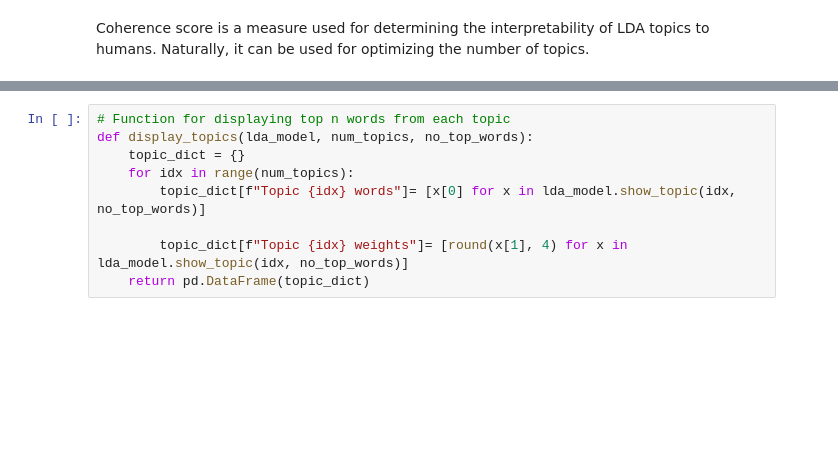
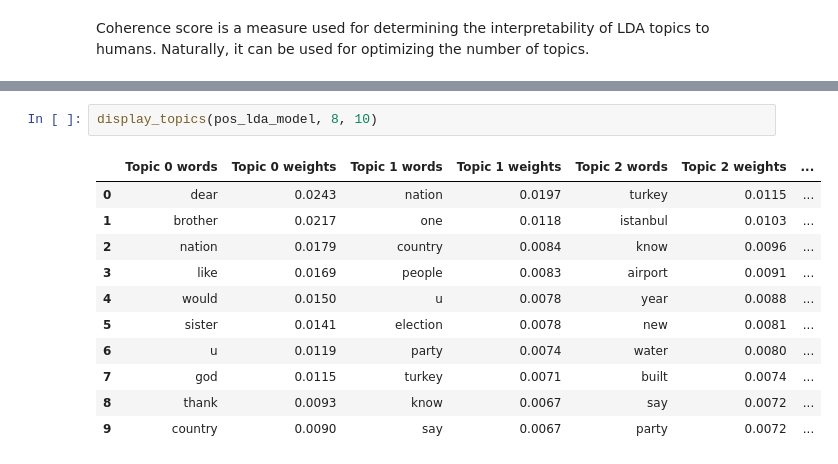
Before and after one commit to mrcljns/Text-Mining-Projects, a Jupyter notebook: Speeches_project/erdogan_speeches_notebook.ipynb, the cells around one changed output, grey strips where cells are left out. Drawn from its saved outputs; the diff is of its cells as text; blank space fills up the shorter version.

```diff
--- a/Speeches_project/erdogan_speeches_notebook.ipynb
+++ b/Speeches_project/erdogan_speeches_notebook.ipynb
@@ -310,13 +395,18 @@ lda_model = LdaModel(
     passes=passes,
     per_word_topics=True
 )
-# %%
-# Function for displaying top n words from each topic
-def display_topics(lda_model, num_topics, no_top_words):
-    topic_dict = {}
-    for idx in range(num_topics):
-        topic_dict[f"Topic {idx} words"]= [x[0] for x in lda_model.show_topic(idx, no_top_words)]
-
-        topic_dict[f"Topic {idx} weights"]= [round(x[1], 4) for x in lda_model.show_topic(idx, no_top_words)]
-    return pd.DataFrame(topic_dict)
+# %%
+display_topics(pos_lda_model, 8, 10)
+# %% [output]
+|  | Topic 0 words | Topic 0 weights | Topic 1 words | Topic 1 weights | Topic 2 words | Topic 2 weights | ... |
+| 0 | dear | 0.0243 | nation | 0.0197 | turkey | 0.0115 | ... |
+| 1 | brother | 0.0217 | one | 0.0118 | istanbul | 0.0103 | ... |
+| 2 | nation | 0.0179 | country | 0.0084 | know | 0.0096 | ... |
+| 3 | like | 0.0169 | people | 0.0083 | airport | 0.0091 | ... |
+| 4 | would | 0.0150 | u | 0.0078 | year | 0.0088 | ... |
+| 5 | sister | 0.0141 | election | 0.0078 | new | 0.0081 | ... |
+| 6 | u | 0.0119 | party | 0.0074 | water | 0.0080 | ... |
+| 7 | god | 0.0115 | turkey | 0.0071 | built | 0.0074 | ... |
+| 8 | thank | 0.0093 | know | 0.0067 | say | 0.0072 | ... |
+| 9 | country | 0.0090 | say | 0.0067 | party | 0.0072 | ... |
 # %%
```
Also changed, not shown: parts of 54 cells of this notebook.
